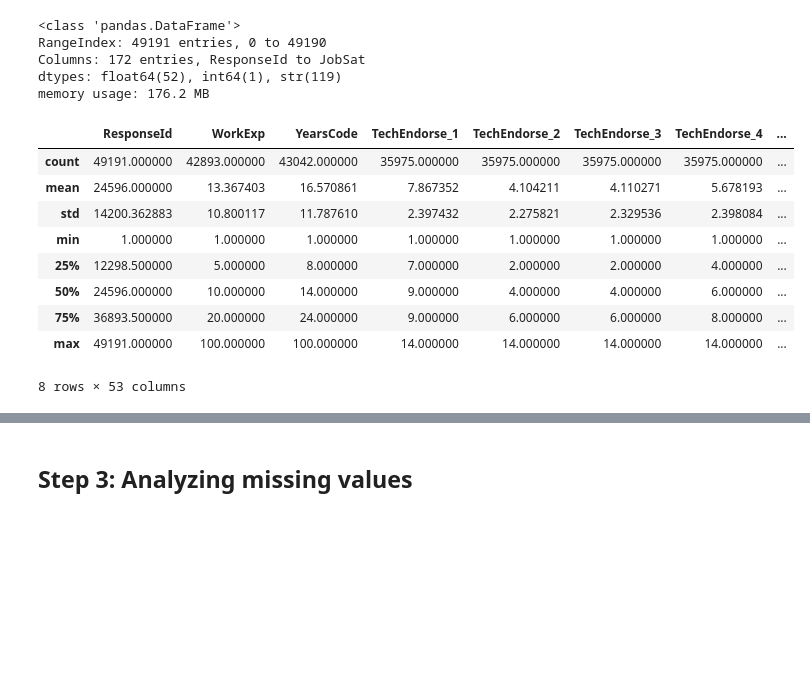
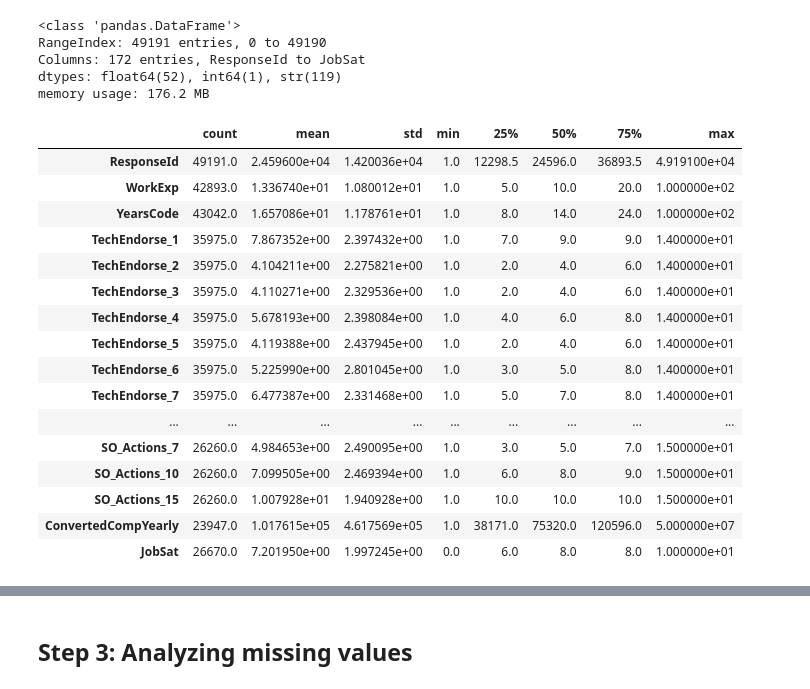
Before and after one commit to JudyWambugu/Dev_Salary_Prediction, a Jupyter notebook: notebooks/01_EDA.ipynb, the cells around one changed output, grey strips where cells are left out. Saved outputs shown, nothing was run; the diff lists cells and outputs as text; code cells hidden in the pictures; blank space fills up the shorter version.

```diff
--- a/notebooks/01_EDA.ipynb
+++ b/notebooks/01_EDA.ipynb
@@ -55,26 +55,33 @@ Columns: 172 entries, ResponseId to JobSat
 dtypes: float64(52), int64(1), str(119)
 memory usage: 176.2 MB
 # %%
-# Statistical summary of numeric values
+# Statistical summary of numeric value columns
 
-df.describe()
+df.describe().T
 
 #   count  = how many non-missing values
 #   mean   = average
 #   std    = standard deviation (how spread out the values are)
 #   min    = smallest value
 #   25%    = 25th percentile (bottom quarter of values are below this)
 #   50%    = median (the middle value — half are above, half below)
 #   75%    = 75th percentile (top quarter of values are above this)
 #   max    = largest value
 # %% [output]
-|  | ResponseId | WorkExp | YearsCode | TechEndorse_1 | TechEndorse_2 | TechEndorse_3 | TechEndorse_4 | ... |
-| count | 49191.000000 | 42893.000000 | 43042.000000 | 35975.000000 | 35975.000000 | 35975.000000 | 35975.000000 | ... |
-| mean | 24596.000000 | 13.367403 | 16.570861 | 7.867352 | 4.104211 | 4.110271 | 5.678193 | ... |
-| std | 14200.362883 | 10.800117 | 11.787610 | 2.397432 | 2.275821 | 2.329536 | 2.398084 | ... |
-| min | 1.000000 | 1.000000 | 1.000000 | 1.000000 | 1.000000 | 1.000000 | 1.000000 | ... |
-| 25% | 12298.500000 | 5.000000 | 8.000000 | 7.000000 | 2.000000 | 2.000000 | 4.000000 | ... |
-| 50% | 24596.000000 | 10.000000 | 14.000000 | 9.000000 | 4.000000 | 4.000000 | 6.000000 | ... |
-| 75% | 36893.500000 | 20.000000 | 24.000000 | 9.000000 | 6.000000 | 6.000000 | 8.000000 | ... |
-| max | 49191.000000 | 100.000000 | 100.000000 | 14.000000 | 14.000000 | 14.000000 | 14.000000 | ... |
+|  | count | mean | std | min | 25% | 50% | 75% | max |
+| ResponseId | 49191.0 | 2.459600e+04 | 1.420036e+04 | 1.0 | 12298.5 | 24596.0 | 36893.5 | 4.919100e+04 |
+| WorkExp | 42893.0 | 1.336740e+01 | 1.080012e+01 | 1.0 | 5.0 | 10.0 | 20.0 | 1.000000e+02 |
+| YearsCode | 43042.0 | 1.657086e+01 | 1.178761e+01 | 1.0 | 8.0 | 14.0 | 24.0 | 1.000000e+02 |
+| TechEndorse_1 | 35975.0 | 7.867352e+00 | 2.397432e+00 | 1.0 | 7.0 | 9.0 | 9.0 | 1.400000e+01 |
+| TechEndorse_2 | 35975.0 | 4.104211e+00 | 2.275821e+00 | 1.0 | 2.0 | 4.0 | 6.0 | 1.400000e+01 |
+| TechEndorse_3 | 35975.0 | 4.110271e+00 | 2.329536e+00 | 1.0 | 2.0 | 4.0 | 6.0 | 1.400000e+01 |
+| TechEndorse_4 | 35975.0 | 5.678193e+00 | 2.398084e+00 | 1.0 | 4.0 | 6.0 | 8.0 | 1.400000e+01 |
+| TechEndorse_5 | 35975.0 | 4.119388e+00 | 2.437945e+00 | 1.0 | 2.0 | 4.0 | 6.0 | 1.400000e+01 |
+| TechEndorse_6 | 35975.0 | 5.225990e+00 | 2.801045e+00 | 1.0 | 3.0 | 5.0 | 8.0 | 1.400000e+01 |
+| TechEndorse_7 | 35975.0 | 6.477387e+00 | 2.331468e+00 | 1.0 | 5.0 | 7.0 | 8.0 | 1.400000e+01 |
+| ... | ... | ... | ... | ... | ... | ... | ... | ... |
+| SO_Actions_7 | 26260.0 | 4.984653e+00 | 2.490095e+00 | 1.0 | 3.0 | 5.0 | 7.0 | 1.500000e+01 |
+| SO_Actions_10 | 26260.0 | 7.099505e+00 | 2.469394e+00 | 1.0 | 6.0 | 8.0 | 9.0 | 1.500000e+01 |
+| SO_Actions_15 | 26260.0 | 1.007928e+01 | 1.940928e+00 | 1.0 | 10.0 | 10.0 | 10.0 | 1.500000e+01 |
+| ConvertedCompYearly | 23947.0 | 1.017615e+05 | 4.617569e+05 | 1.0 | 38171.0 | 75320.0 | 120596.0 | 5.000000e+07 |
+| JobSat | 26670.0 | 7.201950e+00 | 1.997245e+00 | 0.0 | 6.0 | 8.0 | 8.0 | 1.000000e+01 |
-8 rows × 53 columns
```
Also changed, not shown: parts of 2 cells of this notebook, 1 other file.
